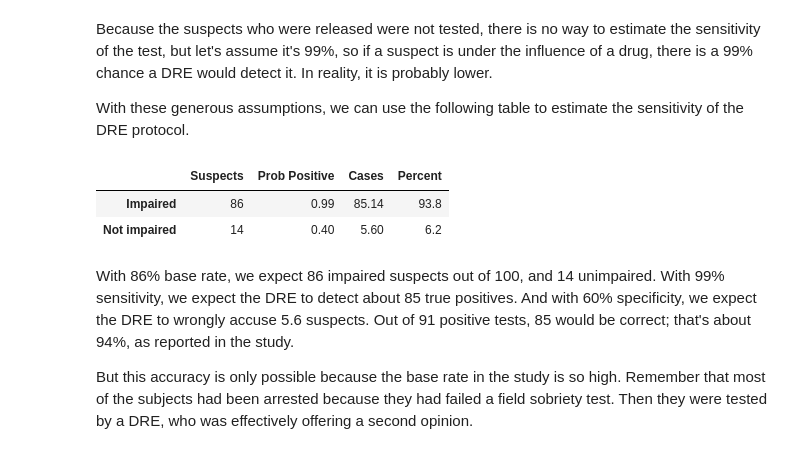
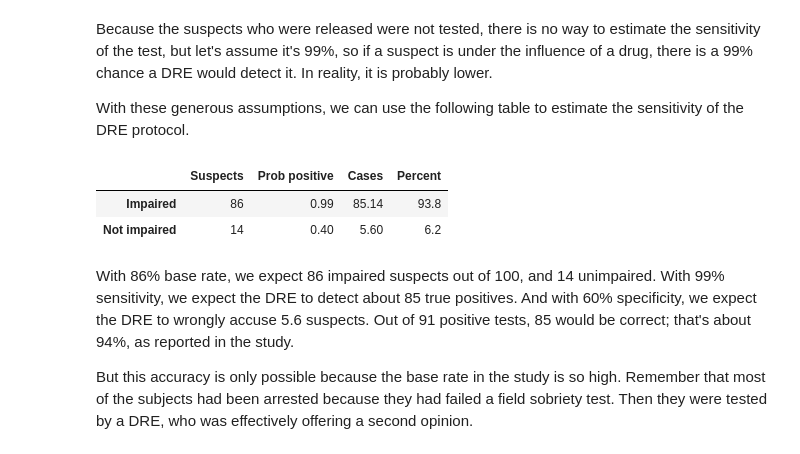
Before and after one commit to AllenDowney/ProbablyOverthinkingIt, a Jupyter notebook: _sources/base_rate.ipynb, the cells around one changed output. Cells and saved outputs as stored; diff of their text form; code cells hidden in the pictures.

```diff
--- a/_sources/base_rate.ipynb
+++ b/_sources/base_rate.ipynb
@@ -310,22 +352,22 @@ Because the suspects who were released were not tested, there is no way to estim
 With these generous assumptions, we can use the following table to estimate the sensitivity of the DRE protocol.
 # %%
 col1 = "Suspects"
-col2 = "Prob Positive"
+col2 = "Prob positive"
 col3 = "Cases"
 col4 = "Percent"
 table = pd.DataFrame(
     index=["Impaired", "Not impaired"], columns=[col1, col2, col3, col4]
 )
 
 table[col1] = 86, 14
 table[col2] = 0.99, 0.4
 table[col3] = table[col1] * table[col2]
 total = table[col3].sum()
 table[col4] = (table[col3] / total).round(3) * 100
 
 table
 # %% [output]
-|  | Suspects | Prob Positive | Cases | Percent |
+|  | Suspects | Prob positive | Cases | Percent |
 | Impaired | 86 | 0.99 | 85.14 | 93.8 |
 | Not impaired | 14 | 0.40 | 5.60 | 6.2 |
 # %% [markdown]
```
Also changed, not shown: parts of 47 cells of this notebook, 2 other files.
